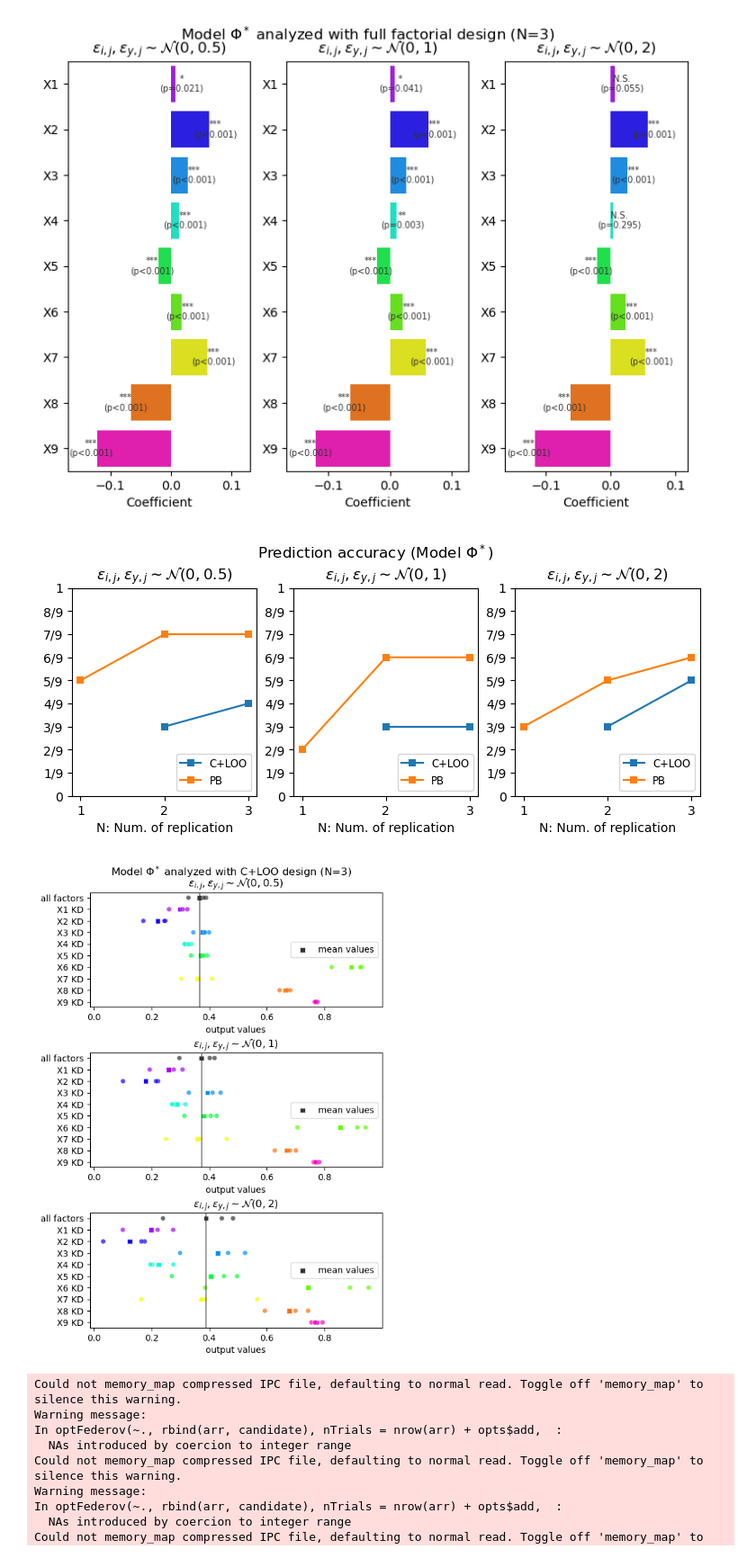
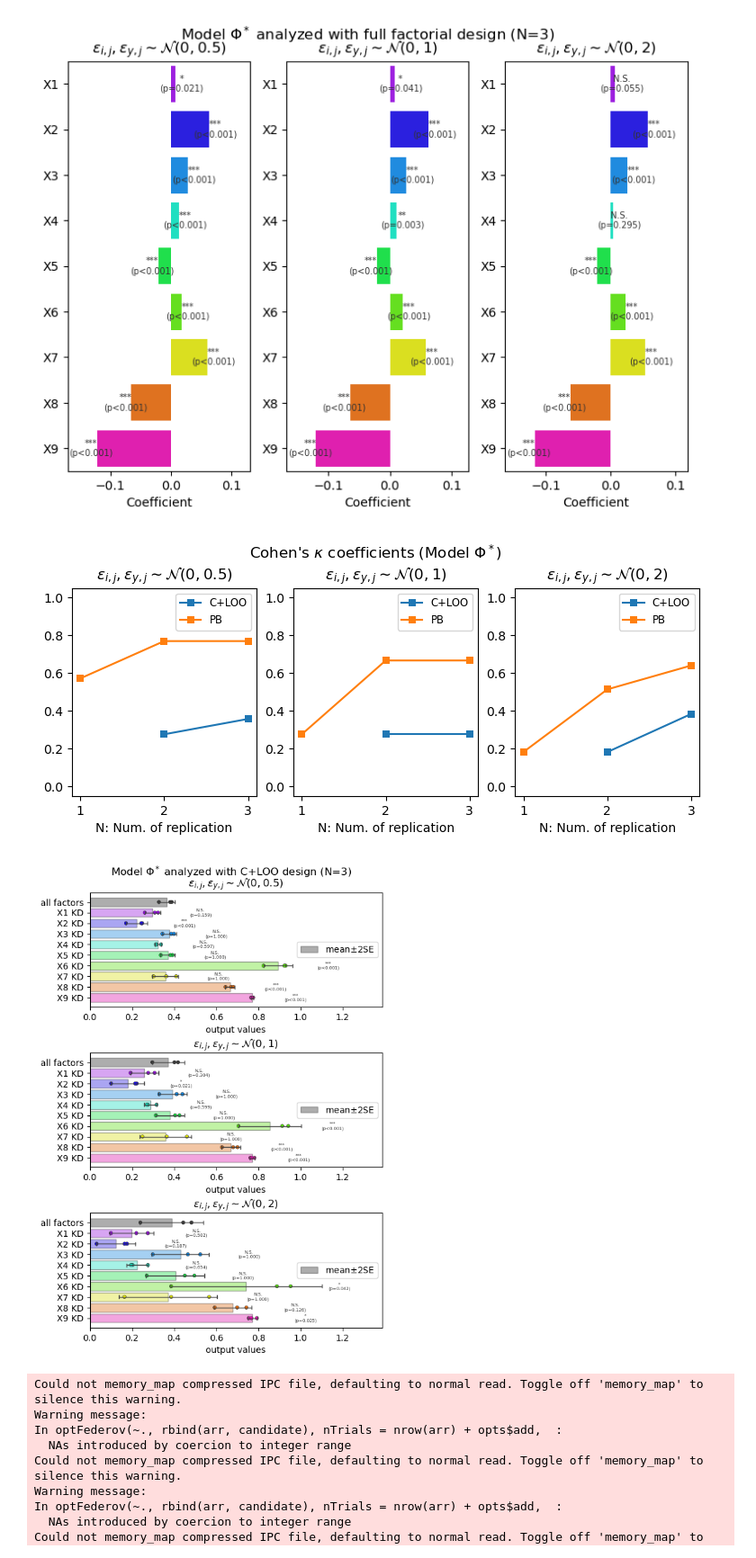
Before and after one commit to yo-aka-gene/WhyDOE, a Jupyter notebook: jupyternb/benchmark_nonlinear.ipynb, the cells around one changed output. Shown at 90% size. Drawn from its saved outputs; the diff is of its cells as text; code cells hidden in the pictures.

```diff
--- a/jupyternb/benchmark_nonlinear.ipynb
+++ b/jupyternb/benchmark_nonlinear.ipynb
@@ -118,15 +118,15 @@ ground_truth = [
     ) for i, _ in enumerate(conditions["ff"])
 ]
 
-pb_acc, cloo_acc = [], []
+pb_k, cloo_k = [], []
 pb_dd, cloo_dd = [], []
-acc = lambda res, gt: np.nan if res.isna().all() else accuracy_score(gt, res)
+kappa = lambda res, gt: np.nan if res.isna().all() else cohen_kappa_score(res, gt, weights="linear")
 
 for pb, cloo, gt in zip(conditions["pb"], conditions["cloo"], ground_truth):
     pb_res = MLR(pb).summary(anova=True, dtype=int)
     cloo_res = MLR(cloo).summary(anova=True, dtype=int)
-    pb_acc += [acc(pb_res, gt)]
-    cloo_acc += [acc(cloo_res, gt)]
+    pb_k += [kappa(pb_res, gt)]
+    cloo_k += [kappa(cloo_res, gt)]
     pb_dd += [d_criterion(sm.add_constant(pb.exmatrix))]
     cloo_dd += [d_criterion(sm.add_constant(cloo.exmatrix))]
 # %%
@@ -135,8 +135,8 @@ fig, ax = plt.subplots(1, 3, figsize=(9, 3))
 df = pd.DataFrame({
     "n": n_arr * 3,
     "err": np.ravel([[v] * 3 for v in [.5, 1, 2]]),
-    "pb_a": pb_acc,
-    "cloo_a": cloo_acc,
+    "pb_k": pb_k,
+    "cloo_k": cloo_k,
     "pb_dd": pb_dd,
     "cloo_dd": cloo_dd,
 })
@@ -144,49 +144,49 @@ df = pd.DataFrame({
 for i, a in enumerate(ax.ravel()):
     e = df.err.unique()[i]
     sns.lineplot(
-        data=df[df.err == e], x="n", y="cloo_a", marker="s",
+        data=df[df.err == e], x="n", y="cloo_k", marker="s",
         ax=a, label=conditions["cloo"][0].metadata["design"],
         markeredgewidth=0,
     )
     sns.lineplot(
-        data=df[df.err == e], x="n", y="pb_a", marker="s",
+        data=df[df.err == e], x="n", y="pb_k", marker="s",
         ax=a, label=conditions["pb"][0].metadata["design"],
         markeredgewidth=0,
     )
-    a.set_yticks(np.arange(0, 10) / 9, ["0"] + [f"{i}/9" for i in np.arange(1, 9)] + ["1"])
+    a.set_ylim(-0.05, 1.05)
     a.set(title=noise_names[i], xlabel="N: Num. of replication", ylabel="")
-    a.legend(loc="lower right", fontsize="small")
+    a.legend(loc="best", fontsize="small")
 
-fig.suptitle(f"Prediction accuracy ({conf.simulator().name})", y=1.05)
+fig.suptitle(r"Cohen's $\kappa$" + f" coefficients ({conf.simulator().name})", y=1.05)
 
 if conf.savefig:
     fig.savefig(f"{conf.out}/benchmarks{conf.suffix}", **kwarg_savefig)
 # %% [output]
-[figure, old version]
+[figure, new version]
 # %%
 fig, ax = plt.subplots(3, 1, figsize=(6, 9))
 plt.subplots_adjust(hspace=.4)
 
 for i, a in enumerate(ax.ravel()):
     model = conditions["cloo"][3 * i + 2]
-    bio_scatterview(model, cmap=model.cmap, ax=a)
+    bio_multicomp(model, cmap=model.cmap, ax=a, text_kwargs={"size": 5}, xscales=[4, 1.2], jitter_ratio=.2)
     a.set_title(noise_names[i])
 
     # for x, y, t, c in zip([-160, 120], [0, 0], ["Upregulation", "Downregulation"], ["C3", "C0"]):
     #     a.text(x, y, t, color=c, ha="center", va="center", size=11)
 
     a.legend(loc="center right")
 
 xlim = (lambda arr: [arr.min(), arr.max()])(np.array([a.get_xlim() for a in ax.ravel()]))
 
 [a.set_xlim(*xlim) for a in ax.ravel()]
 
 fig.suptitle(f"{conf.simulator().name} analyzed with {model.metadata['design']} design (N={model.metadata['n_rep']})", y=.93)
 
 if conf.savefig:
     fig.savefig(f"{conf.out}/intuitive_plots_for_benchmarking{conf.suffix}", **kwarg_savefig)
 # %% [output]
-[figure, old version]
+[figure, new version]
 # %%
 n_add = [2, 6, 10]
 
```
Also changed, not shown: parts of 4 cells of this notebook, 24 other files.
